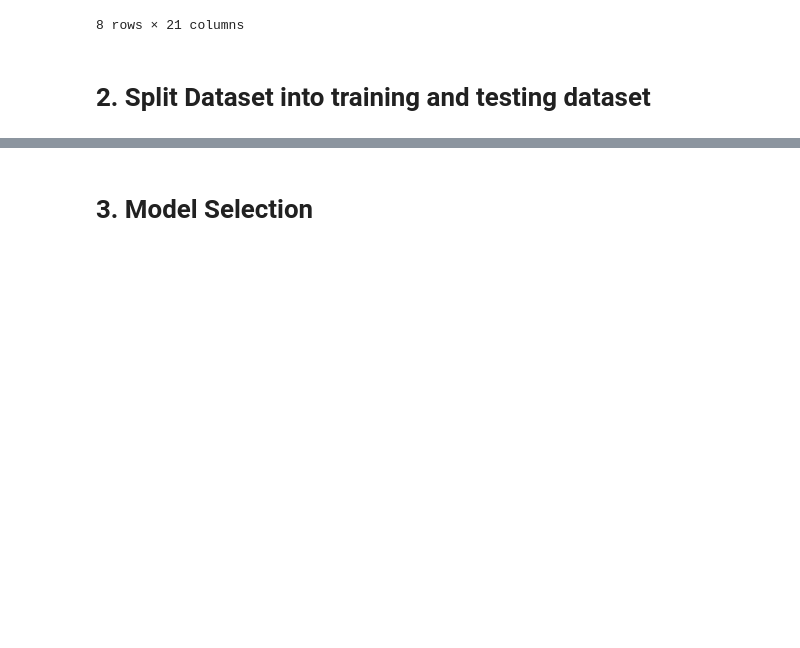
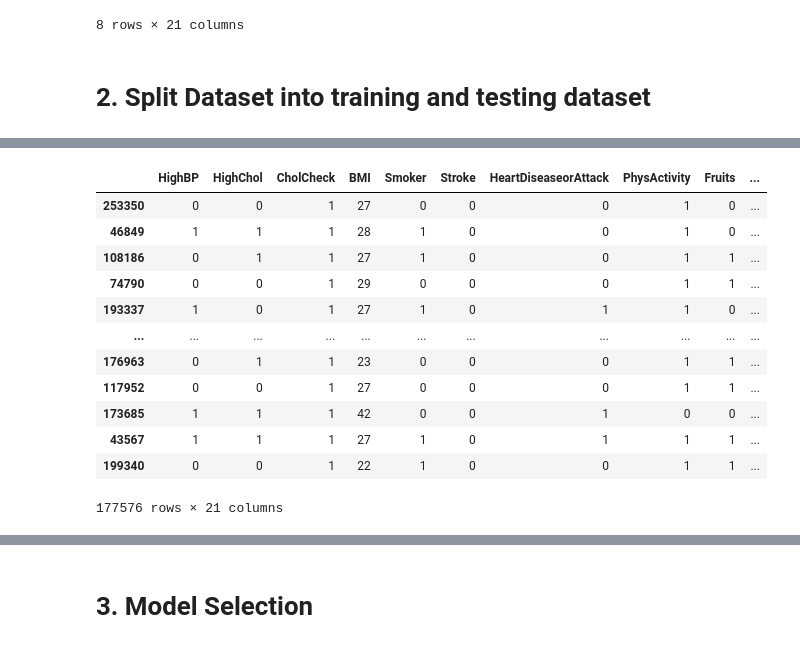
Before and after one commit to Mdfish9299/Project_Beta, a Jupyter notebook: Project.ipynb, the cells around one changed output, grey strips where cells are left out. Drawn from its saved outputs; the diff is of its cells as text; code cells hidden in the pictures; blank space fills up the shorter version.

```diff
--- a/Project.ipynb
+++ b/Project.ipynb
@@ -80,4 +82,4 @@ X.describe()
 # %% [markdown]
 # **2. Split Dataset into training and testing dataset**
 # %%
-X_train, X_test, y_train, y_test = train_test_split(X, y, test_size=0.2, random_state=0)
+X_train, X_test, y_train, y_test = train_test_split(X, y, test_size=0.3, random_state=0)
@@ -83,0 +115,19 @@ X_train, X_test, y_train, y_test = train_test_split(X, y, test_size=0.2, random_
+# %%
+X_train_df = pd.DataFrame(X_train, columns=X.columns)
+X_test_df = pd.DataFrame(X_test, columns=X.columns)
+
+X_train_df
+# %% [output]
+|  | HighBP | HighChol | CholCheck | BMI | Smoker | Stroke | HeartDiseaseorAttack | PhysActivity | Fruits | ... |
+| 253350 | 0 | 0 | 1 | 27 | 0 | 0 | 0 | 1 | 0 | ... |
+| 46849 | 1 | 1 | 1 | 28 | 1 | 0 | 0 | 1 | 0 | ... |
+| 108186 | 0 | 1 | 1 | 27 | 1 | 0 | 0 | 1 | 1 | ... |
+| 74790 | 0 | 0 | 1 | 29 | 0 | 0 | 0 | 1 | 1 | ... |
+| 193337 | 1 | 0 | 1 | 27 | 1 | 0 | 1 | 1 | 0 | ... |
+| ... | ... | ... | ... | ... | ... | ... | ... | ... | ... | ... |
+| 176963 | 0 | 1 | 1 | 23 | 0 | 0 | 0 | 1 | 1 | ... |
+| 117952 | 0 | 0 | 1 | 27 | 0 | 0 | 0 | 1 | 1 | ... |
+| 173685 | 1 | 1 | 1 | 42 | 0 | 0 | 1 | 0 | 0 | ... |
+| 43567 | 1 | 1 | 1 | 27 | 1 | 0 | 1 | 1 | 1 | ... |
+| 199340 | 0 | 0 | 1 | 22 | 1 | 0 | 0 | 1 | 1 | ... |
+177576 rows × 21 columns
```
Also changed, not shown: parts of 23 cells of this notebook.
